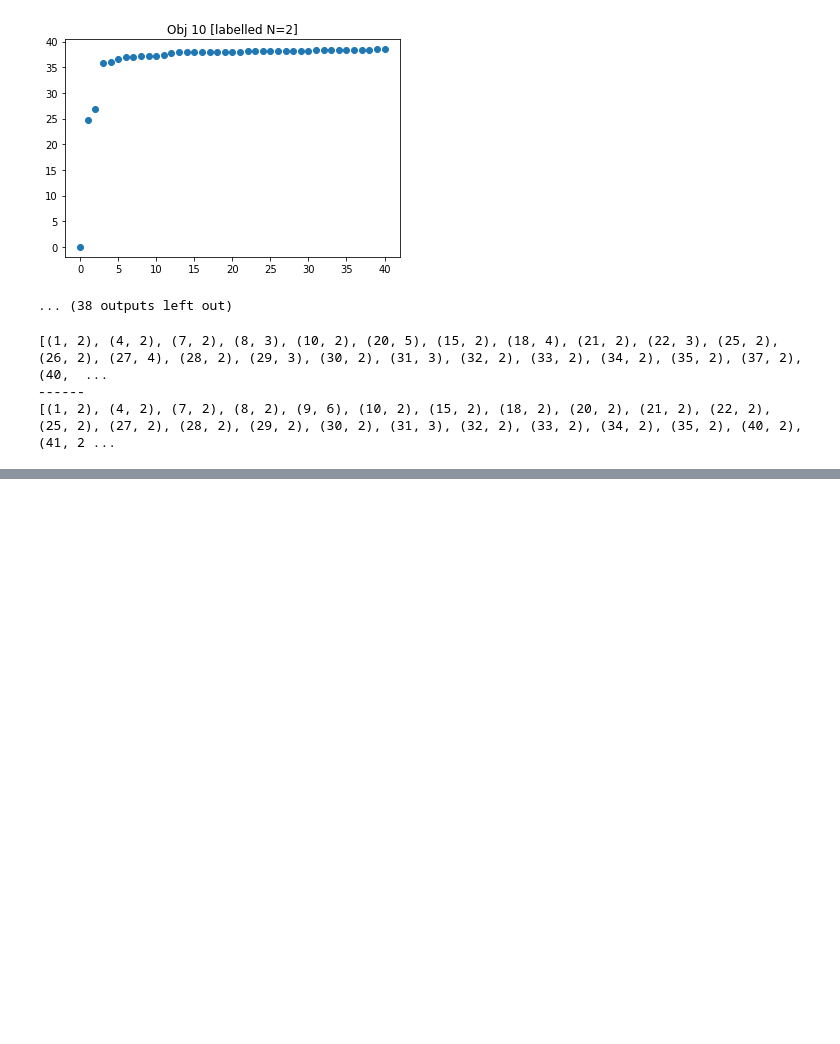
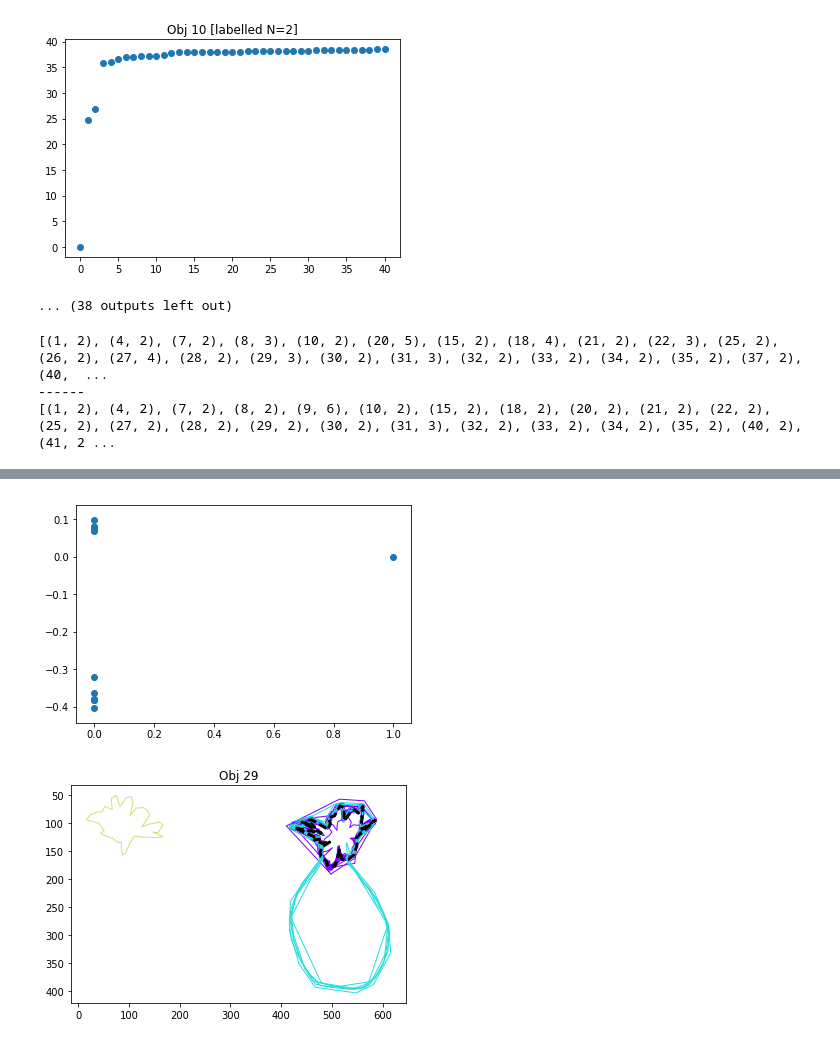
Before and after one commit to cognoscentai/segmentation, a Jupyter notebook: ipynb/spectral clustering.ipynb, the cells around one changed output, grey strips where cells are left out. Saved outputs shown, nothing was run; the diff lists cells and outputs as text; code cells hidden in the pictures; blank space fills up the shorter version.

```diff
--- a/ipynb/spectral clustering.ipynb
+++ b/ipynb/spectral clustering.ipynb
@@ -234,0 +271,5 @@ print objN_lst_auto
+# %%
+better_spectral_clustering(29,3)
+# %% [output]
+[figure, added]
+[figure, added]
```
Also changed, not shown: parts of 4 cells of this notebook.
